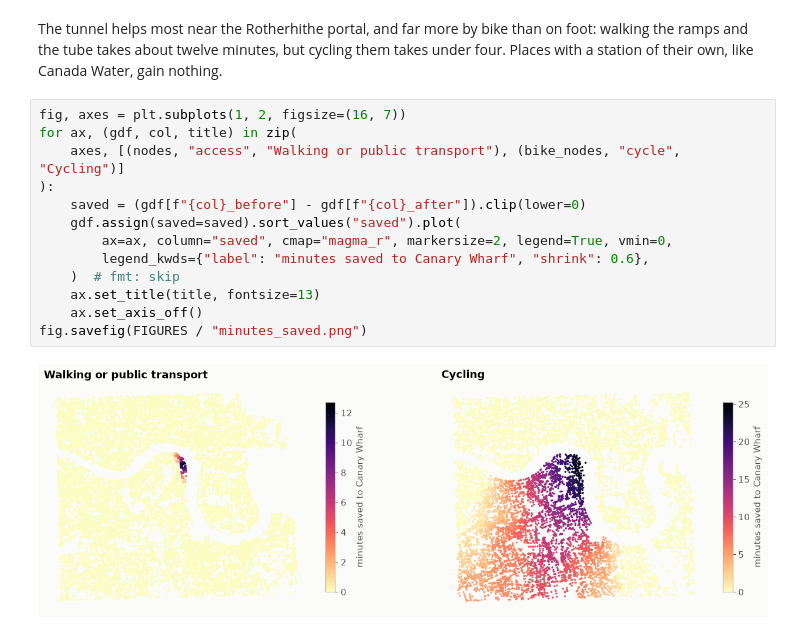
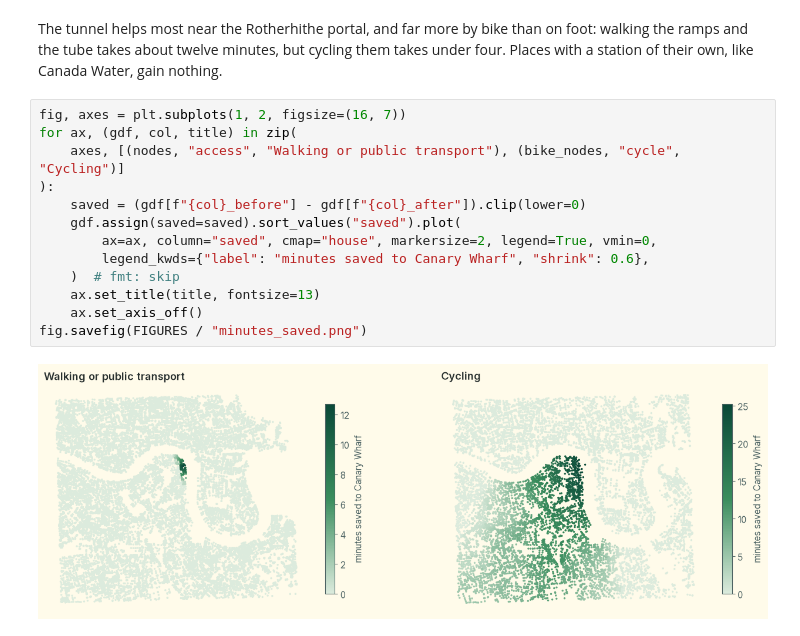
Before and after one commit to HenryDashwood/rotherhithe-to-canary-wharf-tunnel, a Jupyter notebook: nbs/03_access.ipynb, the cells around one changed output. Cells and saved outputs as stored; diff of their text form.

```diff
--- a/nbs/03_access.ipynb
+++ b/nbs/03_access.ipynb
@@ -225,15 +225,15 @@ Canada Water, gain nothing.
 # %%
 fig, axes = plt.subplots(1, 2, figsize=(16, 7))
 for ax, (gdf, col, title) in zip(
     axes, [(nodes, "access", "Walking or public transport"), (bike_nodes, "cycle", "Cycling")]
 ):
     saved = (gdf[f"{col}_before"] - gdf[f"{col}_after"]).clip(lower=0)
     gdf.assign(saved=saved).sort_values("saved").plot(
-        ax=ax, column="saved", cmap="magma_r", markersize=2, legend=True, vmin=0,
+        ax=ax, column="saved", cmap="house", markersize=2, legend=True, vmin=0,
         legend_kwds={"label": "minutes saved to Canary Wharf", "shrink": 0.6},
     )  # fmt: skip
     ax.set_title(title, fontsize=13)
     ax.set_axis_off()
 fig.savefig(FIGURES / "minutes_saved.png")
 # %% [output]
-[figure, old version]
+[figure, new version]
```
Also changed, not shown: 16 other files.
